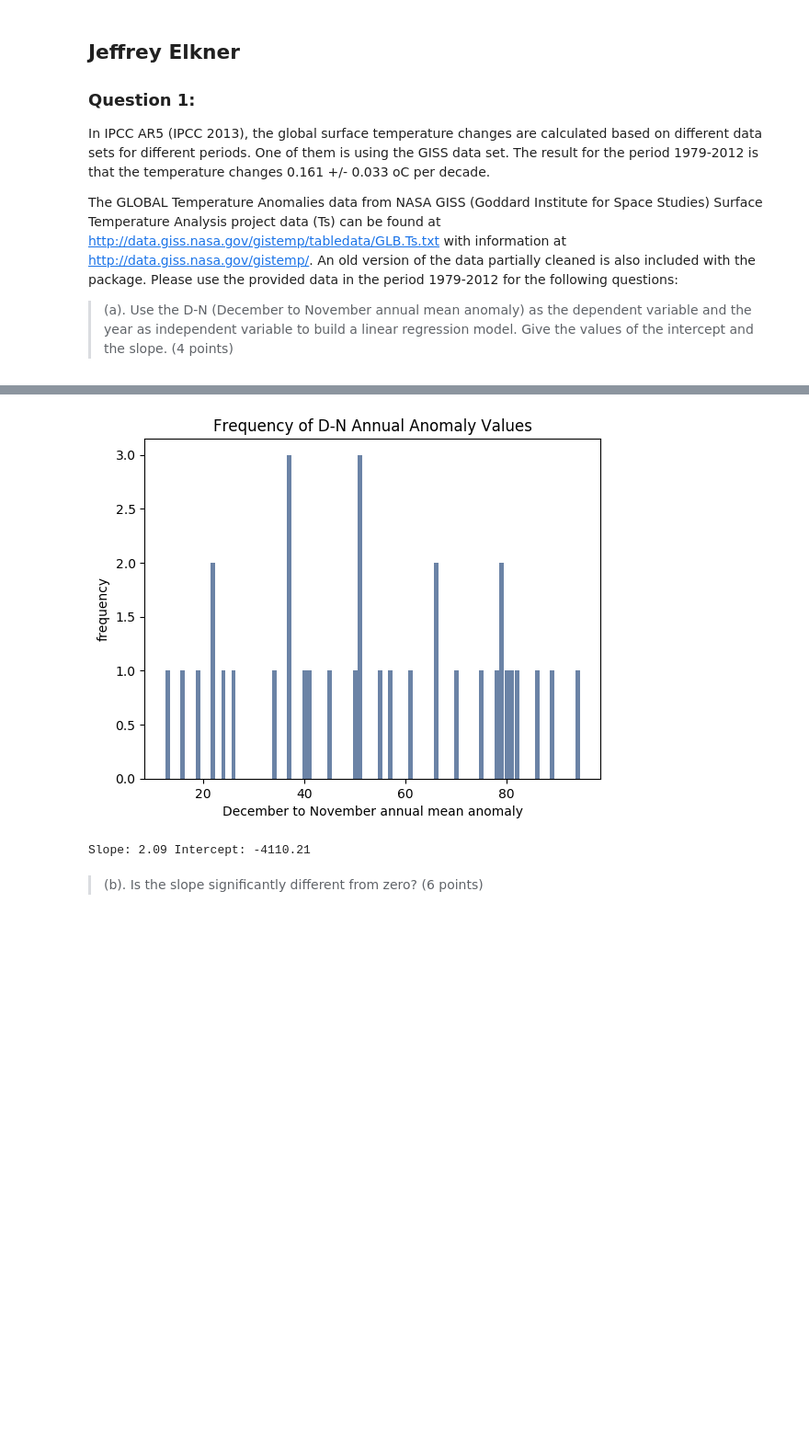
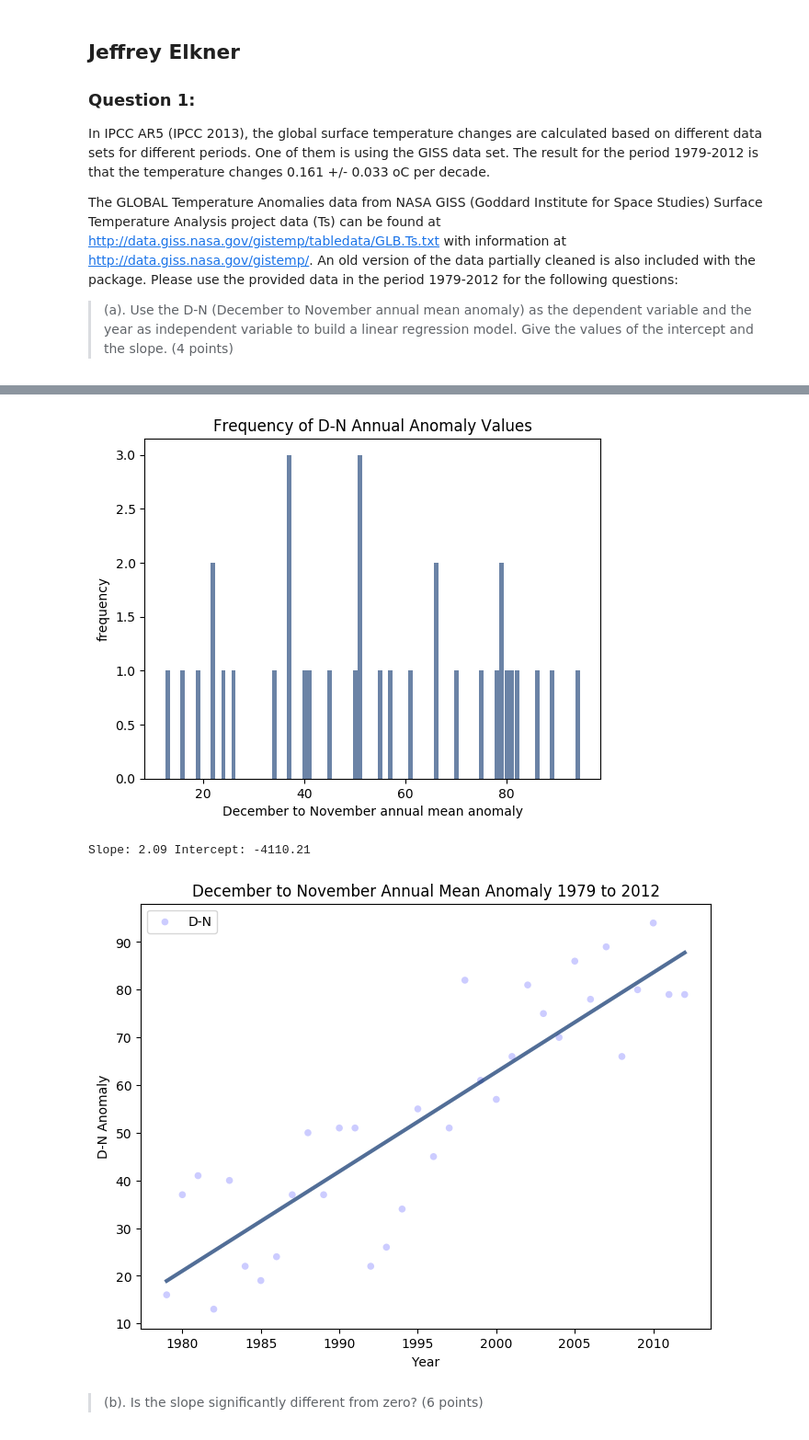
Before and after one commit to jelkner/ggs560, a Jupyter notebook: GGS560 Homework 8.ipynb, the cells around one changed output, grey strips where cells are left out. Shown: that part at 92% size. Saved outputs shown, nothing was run; the diff lists cells and outputs as text; code cells hidden in the pictures; blank space fills up the shorter version.

```diff
--- a/GGS560 Homework 8.ipynb
+++ b/GGS560 Homework 8.ipynb
@@ -38,33 +38,38 @@ tp.Hist(ts.Hist(ys))
 tp.Show(title='Frequency of D-N Annual Anomaly Values',
         xlabel='December to November annual mean anomaly',
         ylabel='frequency')
 
 # Save and print the slope and intercept of least squares line
 inter, slope = ts.LeastSquares(xs, ys)
 print('Slope: {:0.2f} Intercept: {:0.2f}'.format(slope, inter))
 
 # Finally, let's plot the best fit line along with the data
 fit_xs, fit_ys = ts.FitLine(xs, inter, slope)
+tp.Scatter(xs, ys)
+tp.Plot(fit_xs, fit_ys)
+tp.Show(title='December to November Annual Mean Anomaly 1979 to 2012',
+        xlabel='Year', ylabel='D-N Anomaly')
 # %% [output]
     Year  D-N
 0   1979   16
 1   1980   37
 2   1981   41
 3   1982   13
 4   1983   40
 5   1984   22
 6   1985   19
 7   1986   24
 8   1987   37
 9   1988   50
 10  1989   37
 ... (23 lines left out)
 
 D-N mean: 53.35
 D-N variance: 567.63
 D-N standard deviation: 23.82
 [figure]
 Slope: 2.09 Intercept: -4110.21
+[figure, added]
 # %% [markdown]
 > (b). Is the slope significantly different from zero? (6 points)
 # %% [markdown]
```
Also changed, not shown: parts of 2 cells of this notebook.
